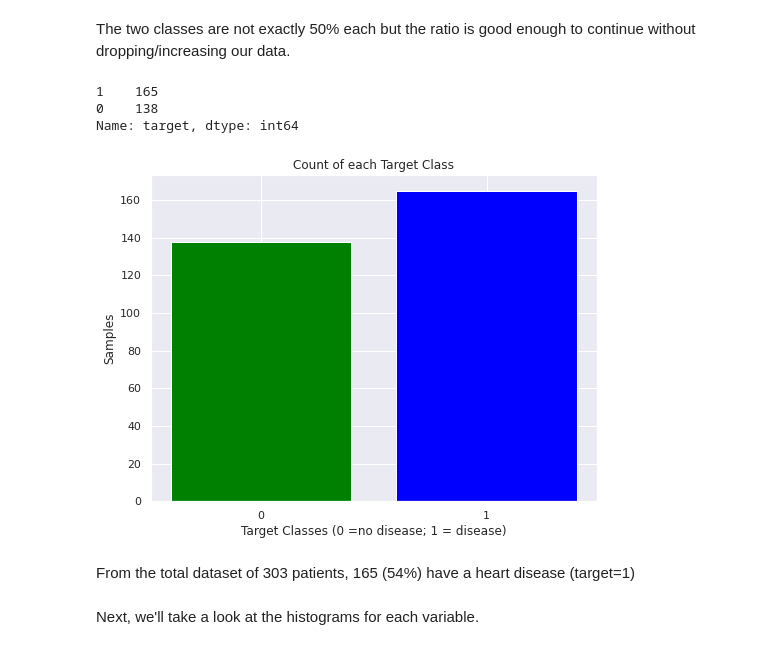
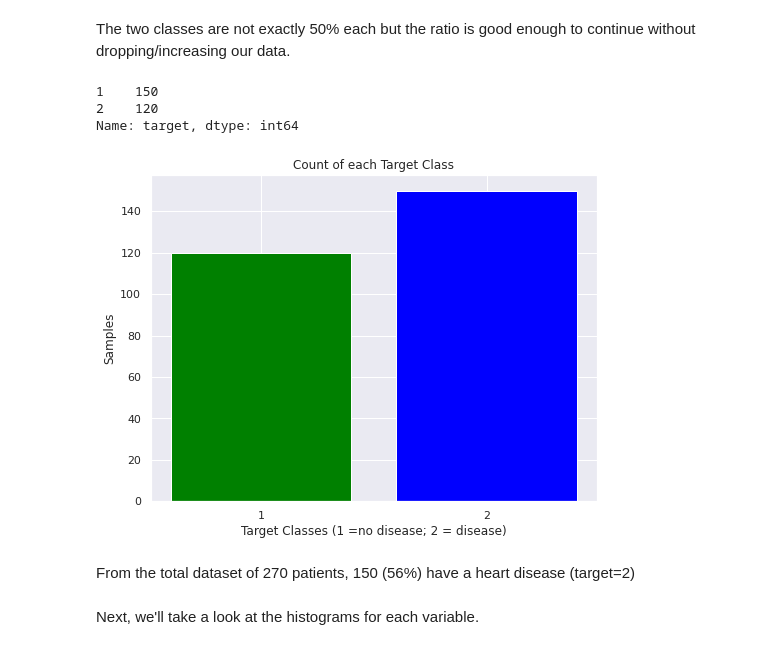
Before and after one commit to NamrathaHV/Heart_Disease_Prediction, a Jupyter notebook: Heart_Disease_Prediction.ipynb, the cells around one changed output. Saved outputs shown, nothing was run; the diff lists cells and outputs as text; code cells hidden in the pictures.

```diff
--- a/Heart_Disease_Prediction.ipynb
+++ b/Heart_Disease_Prediction.ipynb
@@ -296,19 +296,19 @@ y = dataset["target"]
 # %%
 rcParams['figure.figsize'] = 8,6
 plt.bar(dataset['target'].unique(), dataset['target'].value_counts(), color = ['blue', 'green'])
-plt.xticks([0, 1])
-plt.xlabel('Target Classes (0 =no disease; 1 = disease)')
+plt.xticks([1, 2])
+plt.xlabel('Target Classes (1 =no disease; 2 = disease)')
 plt.ylabel('Samples')
 plt.title('Count of each Target Class')
 target_temp = dataset.target.value_counts()
 print(target_temp)
 # %% [output]
-1    165
-0    138
+1    150
+2    120
 Name: target, dtype: int64
-[figure, old version]
+[figure, new version]
 # %% [markdown]
-From the total dataset of 303 patients, 165 (54%) have a heart disease (target=1)
+From the total dataset of 270 patients, 150 (56%) have a heart disease (target=2)
 # %% [markdown]
 Next, we'll take a look at the histograms for each variable.
 # %%
```
Also changed, not shown: parts of 108 cells of this notebook.
